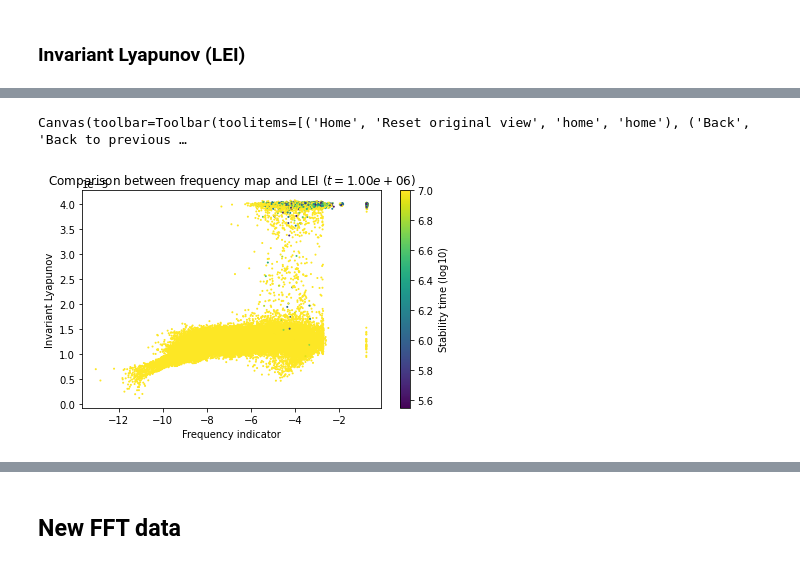
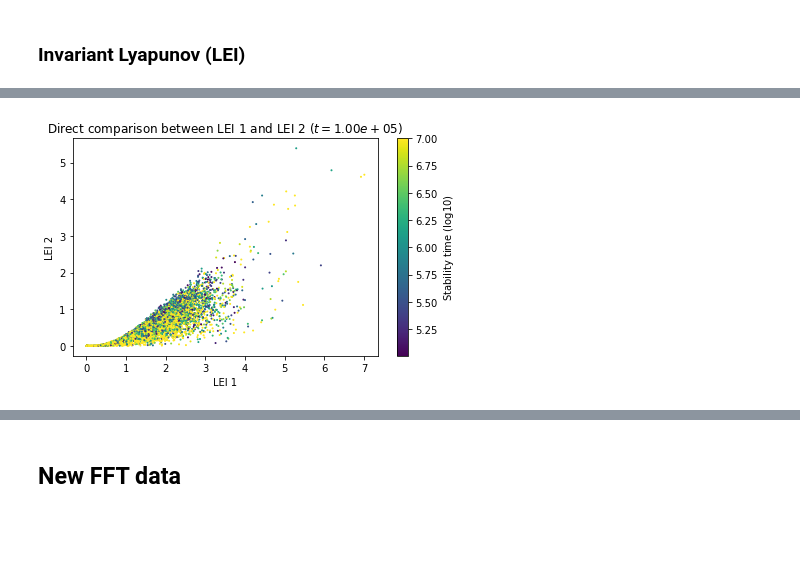
Before and after one commit to carlidel/dynamic_indicator_analysis, a Jupyter notebook: notebooks/first_analysis.ipynb, the cells around one changed output, grey strips where cells are left out. Saved outputs shown, nothing was run; the diff lists cells and outputs as text; code cells hidden in the pictures; blank space fills up the shorter version.

```diff
--- a/notebooks/first_analysis.ipynb
+++ b/notebooks/first_analysis.ipynb
@@ -159,6 +203,6 @@ plt.ylabel("$Y_0$")
 # %%
 plt.figure()
-for i, t in enumerate(turn_samples):
+for i, t in tqdm(enumerate(turn_samples), total=len(turn_samples)):
     plt.imshow(LI[i], origin="lower", extent=[0,1,0,1])
     plt.colorbar(label="Indicator value")
     plt.title("Fast Lyapunov Indicator $(t={:.2e})$".format(t))
@@ -187,7 +235,5 @@ v_faddeev_leverrier = np.vectorize(faddeev_leverrier, signature="(n,m),(1)->(1)"
 # %%
 orto_displacement = h5py.File(os.path.join(inputdir, orto_displacement_file), mode='r')
-# %%
-turn_samples = np.logspace(np.log10(orto_displacement.attrs["min_turns"]), np.log10(orto_displacement.attrs["max_turns"]), orto_displacement.attrs["samples"], dtype=int)
 # %%
 sample = orto_displacement[str(turn_samples[-1])]
 # %%
@@ -255,14 +366,14 @@ Text(0, 0.5, '$Y_0$')
 # %%
 plt.figure()
-for i, t in enumerate(turn_samples):
+for i, t in tqdm(enumerate(turn_samples), total=len(turn_samples)):
     plt.imshow(LEI_1[i], origin="lower", extent=[0,1,0,1])
     plt.colorbar(label="Indicator value")
-    plt.title("Invariant Lyapunov Indicator $(t={:.2e})$".format(t))
+    plt.title("LEI 1 $(t={:.2e})$".format(t))
 
     plt.xlabel("$X_0$")
     plt.ylabel("$Y_0$")
 
     plt.tight_layout()
-    plt.savefig(os.path.join(imgdir, "henon_4d_LEI_{}.png".format(i)), dpi=DPI)
+    plt.savefig(os.path.join(imgdir, "henon_4d_LEI_1_{}.png".format(i)), dpi=DPI)
     plt.clf() if i != len(turn_samples) - 1 else plt.show()
 # %% [output]
@@ -272,7 +428,7 @@ plt.figure()
 for i, t in tqdm(enumerate(turn_samples), total=len(turn_samples)):
     plt.scatter(
         LI[i].flatten(),
-        LEI_1[i].flatten(),
+        LEI_1_PP[i].flatten(),
         s=1, label="data",
         c=np.log10(long_tracking["stability_time"]).flatten(), cmap="viridis"
     )
@@ -281,11 +437,11 @@ for i, t in tqdm(enumerate(turn_samples), total=len(turn_samples)):
         np.linspace(np.nanmin(LI[i]), np.nanmax(LI[i])),
         c="red", label="$x=y$", linewidth=1)
     plt.colorbar(label="Stability time $(\\log10)$")
-    plt.xlabel("Fast Lyapunov")
-    plt.ylabel("Invariant Lyapunov")
-    plt.title("Direct comparison between FastLI and LEI $(t={:.2e})$".format(t))
+    plt.xlabel("LI")
+    plt.ylabel("LEI1")
+    plt.title("Direct comparison between LI and LEI1 $(t={:.2e})$".format(t))
 
     plt.tight_layout()
-    plt.savefig(os.path.join(imgdir, "henon_4d_vs_LI_LEI_{}.png".format(i)), dpi=DPI)
+    plt.savefig(os.path.join(imgdir, "henon_4d_vs_LI_LEI1_{}.png".format(i)), dpi=DPI)
     plt.clf() if i != len(turn_samples) - 1 else plt.show()
 # %% [output]
@@ -594,33 +449,23 @@ Canvas(toolbar=Toolbar(toolitems=[('Home', 'Reset original view', 'home', 'home'
-# %%
-plt.figure()
-
-plt.imshow(
-    (np.sqrt(np.power(tune_x1 - tune_x2, 2) + np.power(tune_y1 - tune_y2, 2))),
-    origin="lower", extent=[0,1,0,1]
-)
-plt.xlabel("$X_0$")
-plt.ylabel("$Y_0$")
-plt.colorbar(label="Eucledian tune distance")
-
-plt.title("Frequency map (time sample = {})".format(full_track.attrs["max_turns"]//2))
-
-plt.tight_layout()
-plt.savefig(os.path.join(imgdir, "henon_4d_frequency_map.png"), dpi=DPI)
-# %% [output]
-Canvas(toolbar=Toolbar(toolitems=[('Home', 'Reset original view', 'home', 'home'), ('Back', 'Back to previous …
 # %%
 plt.figure()
+for i, t in tqdm(enumerate(turn_samples), total=len(turn_samples)):
+    plt.scatter(
+        LEI_1[i].flatten(),
+        LEI_2[i].flatten(),
+        s=1, label="data",
+        c=np.log10(long_tracking["stability_time"]).flatten(), cmap="viridis"
+    )
+    #plt.plot(
+    #    np.linspace(np.nanmin(LEI_1[i]), np.nanmax(LEI_1[i])),
+    #    np.linspace(np.nanmin(LEI_1[i]), np.nanmax(LEI_1[i])),
+    #    c="red", label="$x=y$", linewidth=1)
+    plt.colorbar(label="Stability time $(\\log10)$")
+    plt.xlabel("LEI 1")
+    plt.ylabel("LEI 2")
+    plt.title("Direct comparison between LEI 1 and LEI 2 $(t={:.2e})$".format(t))
 
-for i, t in tqdm(enumerate(turn_samples), total=len(turn_samples)):
-    plt.scatter(np.log10(np.sqrt(np.power(tune_x1 - tune_x2, 2) + np.power(tune_y1 - tune_y2, 2))), LEI_1[-10], s=1, c=np.log10(long_tracking["stability_time"]).flatten(), cmap="viridis")
-
-    plt.ylabel("Invariant Lyapunov")
-    plt.xlabel("Frequency indicator")
-    plt.colorbar(label="Stability time $(\\log10)$")
-
-    plt.title("Comparison between frequency map and LEI $(t = {:.2e})$".format(t))
     plt.tight_layout()
-    plt.savefig(os.path.join(imgdir, "henon_4d_vd_FM_LEI_{}.png".format(t)), dpi=DPI)
-    plt.clf() if i != len(turn_samples)-1 else plt.show()
+    plt.savefig(os.path.join(imgdir, "henon_4d_vs_LEI1_LEI2_{}.png".format(i)), dpi=DPI)
+    plt.clf() if i != len(turn_samples) - 1 else plt.show()
 # %% [output]
-[figure, old version]
+[figure, new version]
```
Also changed, not shown: parts of 79 cells of this notebook, 1 other file.
